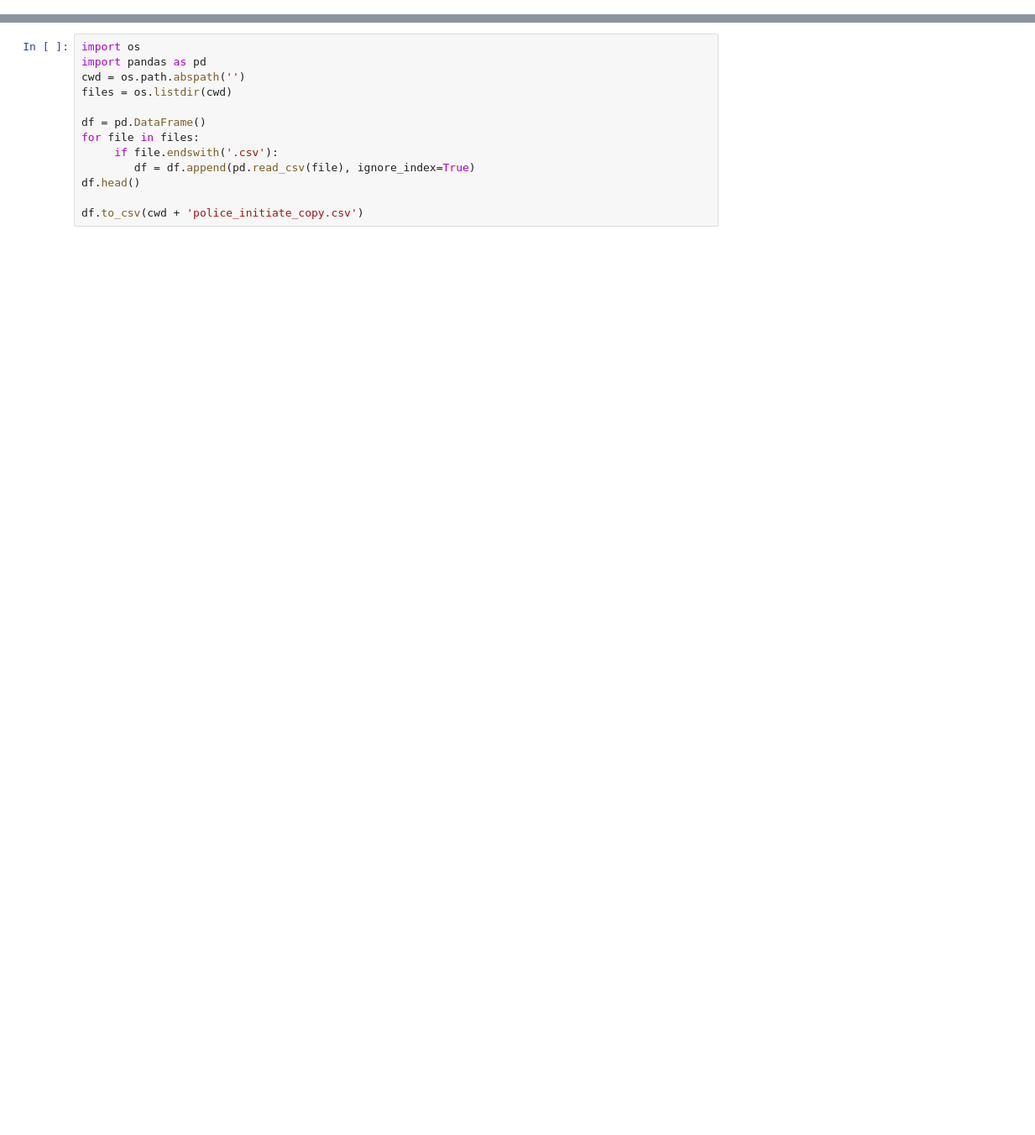
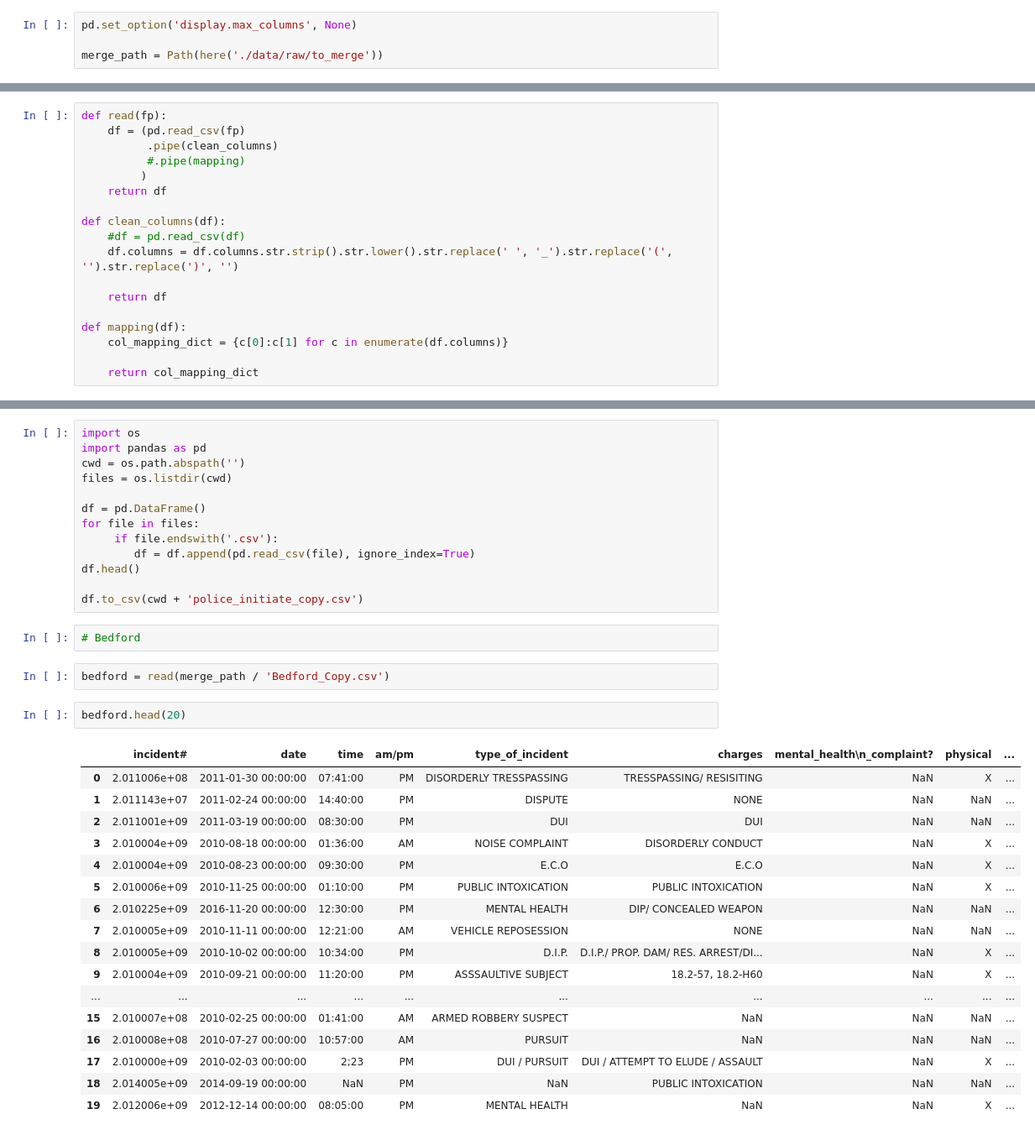
Before and after one commit to BloomTech-Labs/human-rights-first-ds-d, a Jupyter notebook: notebooks/labs_27/0.1-JM-data-wrangling.ipynb, the cells around one changed output, grey strips where cells are left out. Shown: that part at 84% size. Saved outputs shown, nothing was run; the diff lists cells and outputs as text; blank space fills up the shorter version.

Commit message:
updates to data wrangling

```diff
--- a/notebooks/labs_27/0.1-JM-data-wrangling.ipynb
+++ b/notebooks/labs_27/0.1-JM-data-wrangling.ipynb
@@ -652,3 +642,7 @@ norwich['City'] = ' Norwich'
 norwich.to_csv(data_path / 'Norwich_copy.csv')
 # %% [markdown]
 # Merge
+# %%
+pd.set_option('display.max_columns', None)
+
+merge_path = Path(here('./data/raw/to_merge'))
@@ -654,0 +672,18 @@ norwich.to_csv(data_path / 'Norwich_copy.csv')
+# %%
+def read(fp):
+    df = (pd.read_csv(fp)
+          .pipe(clean_columns)
+          #.pipe(mapping)
+         )
+    return df
+
+def clean_columns(df):
+    #df = pd.read_csv(df)
+    df.columns = df.columns.str.strip().str.lower().str.replace(' ', '_').str.replace('(', '').str.replace(')', '')
+
+    return df
+
+def mapping(df):
+    col_mapping_dict = {c[0]:c[1] for c in enumerate(df.columns)}
+
+    return col_mapping_dict
@@ -665,3 +703,27 @@ for file in files:
 df.head()
 
 df.to_csv(cwd + 'police_initiate_copy.csv')
+# %%
+# Bedford
+# %%
+bedford = read(merge_path / 'Bedford_Copy.csv')
+# %%
+bedford.head(20)
+# %% [output]
+|  | incident# | date | time | am/pm | type_of_incident | charges | mental_health\n_complaint? | physical | ... |
+| 0 | 2.011006e+08 | 2011-01-30 00:00:00 | 07:41:00 | PM | DISORDERLY TRESSPASSING | TRESSPASSING/ RESISITING | NaN | X | ... |
+| 1 | 2.011143e+07 | 2011-02-24 00:00:00 | 14:40:00 | PM | DISPUTE | NONE | NaN | NaN | ... |
+| 2 | 2.011001e+09 | 2011-03-19 00:00:00 | 08:30:00 | PM | DUI | DUI | NaN | NaN | ... |
+| 3 | 2.010004e+09 | 2010-08-18 00:00:00 | 01:36:00 | AM | NOISE COMPLAINT | DISORDERLY CONDUCT | NaN | X | ... |
+| 4 | 2.010004e+09 | 2010-08-23 00:00:00 | 09:30:00 | PM | E.C.O | E.C.O | NaN | X | ... |
+| 5 | 2.010006e+09 | 2010-11-25 00:00:00 | 01:10:00 | PM | PUBLIC INTOXICATION | PUBLIC INTOXICATION | NaN | X | ... |
+| 6 | 2.010225e+09 | 2016-11-20 00:00:00 | 12:30:00 | PM | MENTAL HEALTH | DIP/ CONCEALED WEAPON | NaN | NaN | ... |
+| 7 | 2.010005e+09 | 2010-11-11 00:00:00 | 12:21:00 | AM | VEHICLE REPOSESSION | NONE | NaN | NaN | ... |
+| 8 | 2.010005e+09 | 2010-10-02 00:00:00 | 10:34:00 | PM | D.I.P. | D.I.P./ PROP. DAM/ RES. ARREST/DI... | NaN | X | ... |
+| 9 | 2.010004e+09 | 2010-09-21 00:00:00 | 11:20:00 | PM | ASSSAULTIVE SUBJECT | 18.2-57, 18.2-H60 | NaN | X | ... |
+| ... | ... | ... | ... | ... | ... | ... | ... | ... | ... |
+| 15 | 2.010007e+08 | 2010-02-25 00:00:00 | 01:41:00 | AM | ARMED ROBBERY SUSPECT | NaN | NaN | NaN | ... |
+| 16 | 2.010008e+08 | 2010-07-27 00:00:00 | 10:57:00 | AM | PURSUIT | NaN | NaN | NaN | ... |
+| 17 | 2.010000e+09 | 2010-02-03 00:00:00 | 2;23 | PM | DUI / PURSUIT | DUI / ATTEMPT TO ELUDE / ASSAULT | NaN | X | ... |
+| 18 | 2.014005e+09 | 2014-09-19 00:00:00 | NaN | PM | NaN | PUBLIC INTOXICATION | NaN | NaN | ... |
+| 19 | 2.012006e+09 | 2012-12-14 00:00:00 | 08:05:00 | PM | MENTAL HEALTH | NaN | NaN | X | ... |
```
Also changed, not shown: parts of 34 cells of this notebook, 35 other files.
